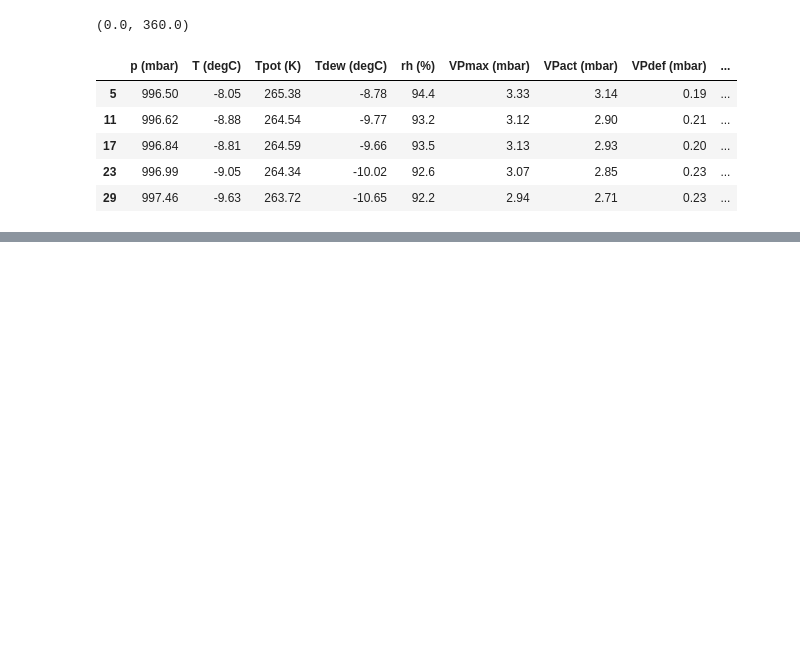
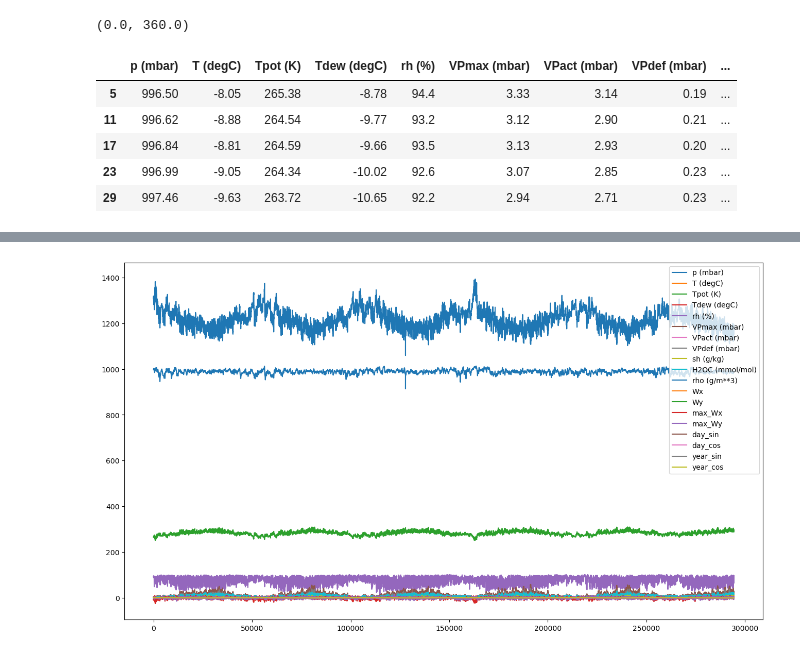
Before and after one commit to hasanzeynal/TensorFlow-Developer-Certificate, a Jupyter notebook: 08_Time_Series_Forecasting/time_series_with_tensorflow.ipynb, the cells around one changed output, grey strips where cells are left out. Drawn from its saved outputs; the diff is of its cells as text; code cells hidden in the pictures; blank space fills up the shorter version.

```diff
--- a/08_Time_Series_Forecasting/time_series_with_tensorflow.ipynb
+++ b/08_Time_Series_Forecasting/time_series_with_tensorflow.ipynb
@@ -134,0 +140,18 @@ df.head()
+# %%
+#get the lnegth of dataframe
+len_df = len(df)
+
+#70 % for the training
+train_df = df[:int(round(0.7 * len_df,0))]
+
+#20 % for the validation
+val_df = df[int(round(0.7 * len_df,0)):int(round(0.9 * len_df,0))]
+
+#10 % for the validation
+test_df = df[int(round(0.9 * len_df,0)):]
+# %%
+#plot the datas
+train_df.plot()
+plt.show()
+# %% [output]
+[figure, added]
```
Also changed, not shown: parts of 8 cells of this notebook.
